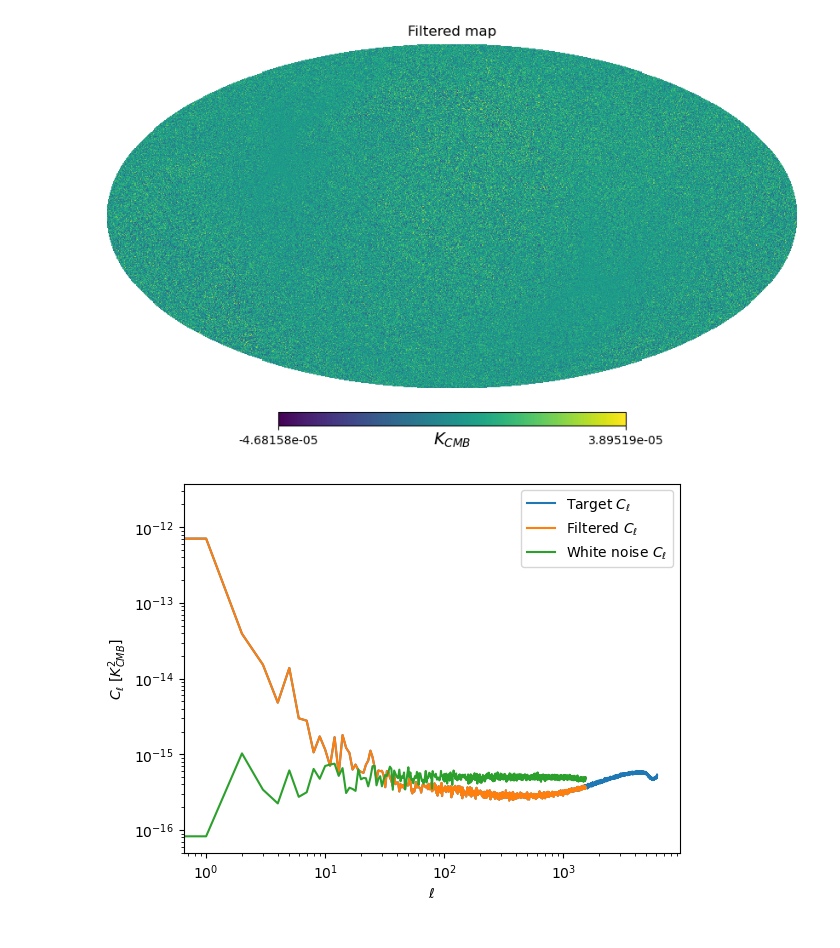
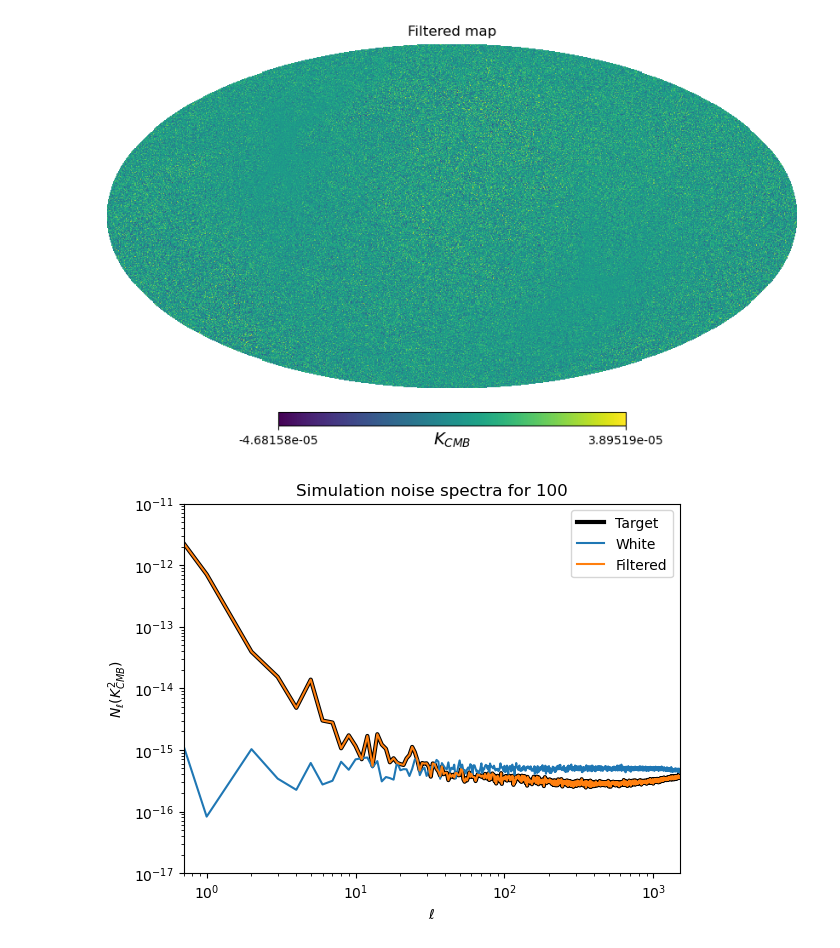
Before and after one commit to CMB-ML/variance_map_ps, a Jupyter notebook: small_demo.ipynb, the cells around one changed output. Drawn from its saved outputs; the diff is of its cells as text; code cells hidden in the pictures.

```diff
--- a/small_demo.ipynb
+++ b/small_demo.ipynb
@@ -200,15 +250,3 @@ Note that the units are $K_{CMB}$ instead of $\mu K_{CMB}$; the scales may seem
 hp.mollview(filtered_map, unit="$K_{CMB}$", title="Filtered map")
 # %% [output]
 [figure]
-# %%
-filtered_cl = hp.anafast(filtered_map, lmax=LMAX_OUT)
-plt.plot(tgt_cl, label="Target $C_{\\ell}$")
-plt.plot(filtered_cl, label="Filtered $C_{\\ell}$")
-plt.plot(wht_noise_cl, label="White noise $C_{\\ell}$")
-plt.loglog()
-plt.xlabel("$\\ell$")
-plt.ylabel("$C_{\\ell}$ $[K_{CMB}^{2}]$")
-plt.legend()
-plt.show()
-# %% [output]
-[figure, removed]
@@ -214,0 +255,17 @@ plt.show()
+# %%
+plot_many_ps([
+                tgt_cl[:LMAX_OUT+1],
+                wht_noise_cl,
+                filtered_cl],
+                labels=[
+                    'Target',
+                    'White',
+                    'Filtered'
+                    ],
+                title=f'Simulation noise spectra for {DETECTOR}',
+                y_low=1e-17, y_high=1e-11,
+                x_low=0.7, x_high=1500,
+                focus_first=True
+                )
+# %% [output]
+[figure, added]
```
Also changed, not shown: parts of 2 cells of this notebook, 1 other file.
